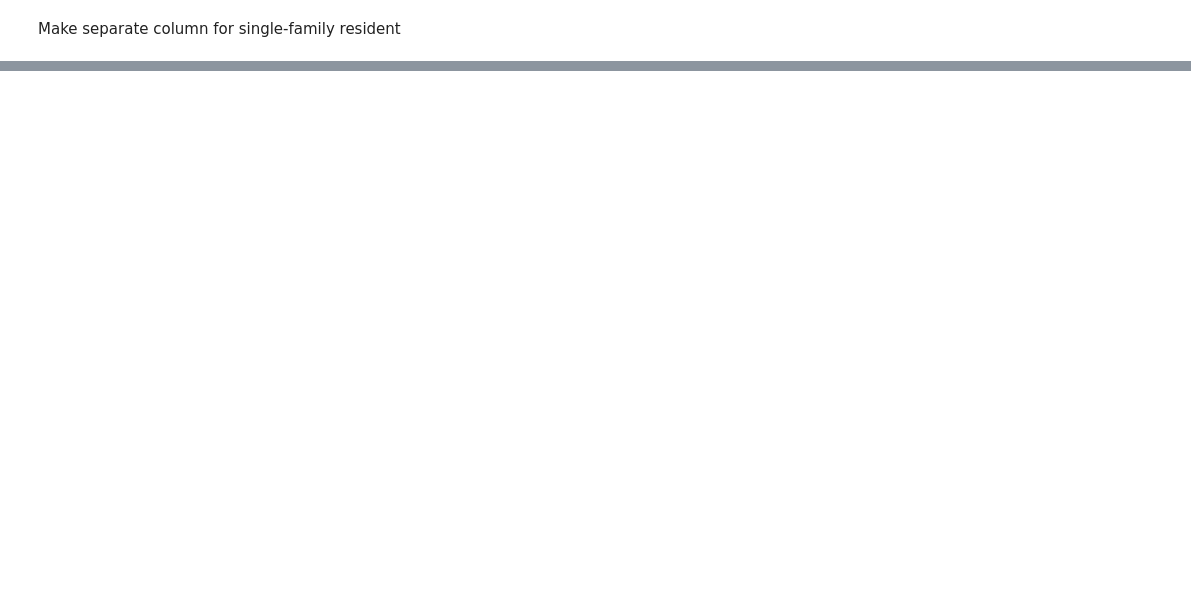
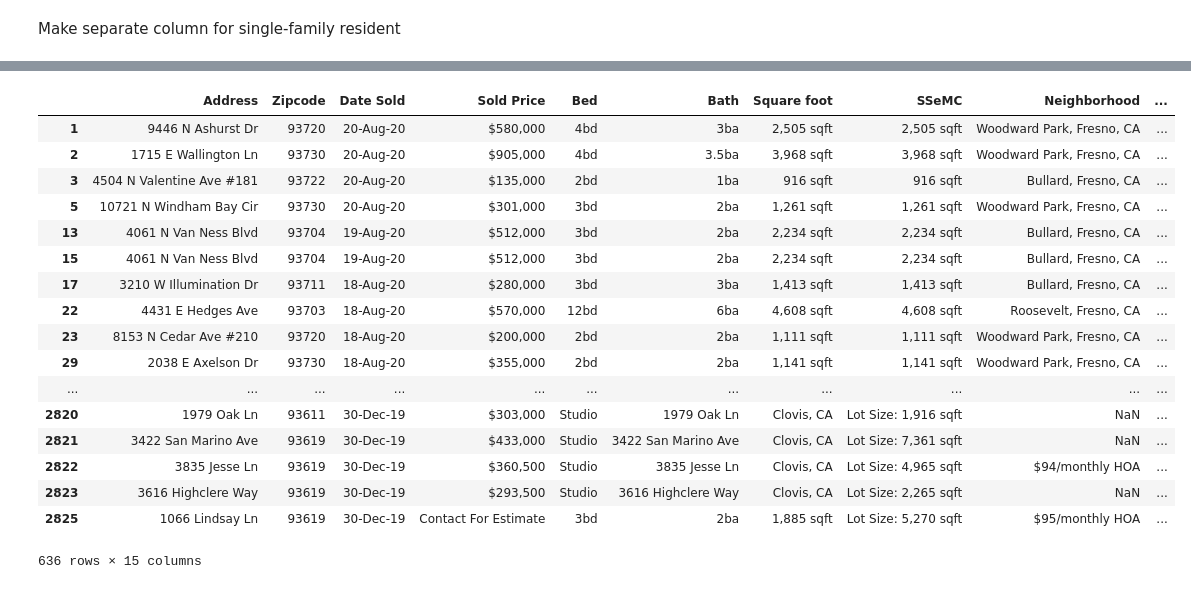
Before and after one commit to koreric18/Housing-Prices, a Jupyter notebook: Untitled.ipynb, the cells around one changed output, grey strips where cells are left out. Drawn from its saved outputs; the diff is of its cells as text; code cells hidden in the pictures; blank space fills up the shorter version.

```diff
--- a/Untitled.ipynb
+++ b/Untitled.ipynb
@@ -180,0 +246,21 @@ df['Lot Size'] = df.apply(lambda x: lot_fix(x.SSeMC, x.Neighborhood, x.cERLyX, x
+# %%
+df.loc[df['Age of Building'] == "-1"]
+# %% [output]
+|  | Address | Zipcode | Date Sold | Sold Price | Bed | Bath | Square foot | SSeMC | Neighborhood | ... |
+| 1 | 9446 N Ashurst Dr | 93720 | 20-Aug-20 | $580,000 | 4bd | 3ba | 2,505 sqft | 2,505 sqft | Woodward Park, Fresno, CA | ... |
+| 2 | 1715 E Wallington Ln | 93730 | 20-Aug-20 | $905,000 | 4bd | 3.5ba | 3,968 sqft | 3,968 sqft | Woodward Park, Fresno, CA | ... |
+| 3 | 4504 N Valentine Ave #181 | 93722 | 20-Aug-20 | $135,000 | 2bd | 1ba | 916 sqft | 916 sqft | Bullard, Fresno, CA | ... |
+| 5 | 10721 N Windham Bay Cir | 93730 | 20-Aug-20 | $301,000 | 3bd | 2ba | 1,261 sqft | 1,261 sqft | Woodward Park, Fresno, CA | ... |
+| 13 | 4061 N Van Ness Blvd | 93704 | 19-Aug-20 | $512,000 | 3bd | 2ba | 2,234 sqft | 2,234 sqft | Bullard, Fresno, CA | ... |
+| 15 | 4061 N Van Ness Blvd | 93704 | 19-Aug-20 | $512,000 | 3bd | 2ba | 2,234 sqft | 2,234 sqft | Bullard, Fresno, CA | ... |
+| 17 | 3210 W Illumination Dr | 93711 | 18-Aug-20 | $280,000 | 3bd | 3ba | 1,413 sqft | 1,413 sqft | Bullard, Fresno, CA | ... |
+| 22 | 4431 E Hedges Ave | 93703 | 18-Aug-20 | $570,000 | 12bd | 6ba | 4,608 sqft | 4,608 sqft | Roosevelt, Fresno, CA | ... |
+| 23 | 8153 N Cedar Ave #210 | 93720 | 18-Aug-20 | $200,000 | 2bd | 2ba | 1,111 sqft | 1,111 sqft | Woodward Park, Fresno, CA | ... |
+| 29 | 2038 E Axelson Dr | 93730 | 18-Aug-20 | $355,000 | 2bd | 2ba | 1,141 sqft | 1,141 sqft | Woodward Park, Fresno, CA | ... |
+| ... | ... | ... | ... | ... | ... | ... | ... | ... | ... | ... |
+| 2820 | 1979 Oak Ln | 93611 | 30-Dec-19 | $303,000 | Studio | 1979 Oak Ln | Clovis, CA | Lot Size: 1,916 sqft | NaN | ... |
+| 2821 | 3422 San Marino Ave | 93619 | 30-Dec-19 | $433,000 | Studio | 3422 San Marino Ave | Clovis, CA | Lot Size: 7,361 sqft | NaN | ... |
+| 2822 | 3835 Jesse Ln | 93619 | 30-Dec-19 | $360,500 | Studio | 3835 Jesse Ln | Clovis, CA | Lot Size: 4,965 sqft | $94/monthly HOA | ... |
+| 2823 | 3616 Highclere Way | 93619 | 30-Dec-19 | $293,500 | Studio | 3616 Highclere Way | Clovis, CA | Lot Size: 2,265 sqft | NaN | ... |
+| 2825 | 1066 Lindsay Ln | 93619 | 30-Dec-19 | Contact For Estimate | 3bd | 2ba | 1,885 sqft | Lot Size: 5,270 sqft | $95/monthly HOA | ... |
+636 rows × 15 columns
```
Also changed, not shown: parts of 36 cells of this notebook, 3 other files.
